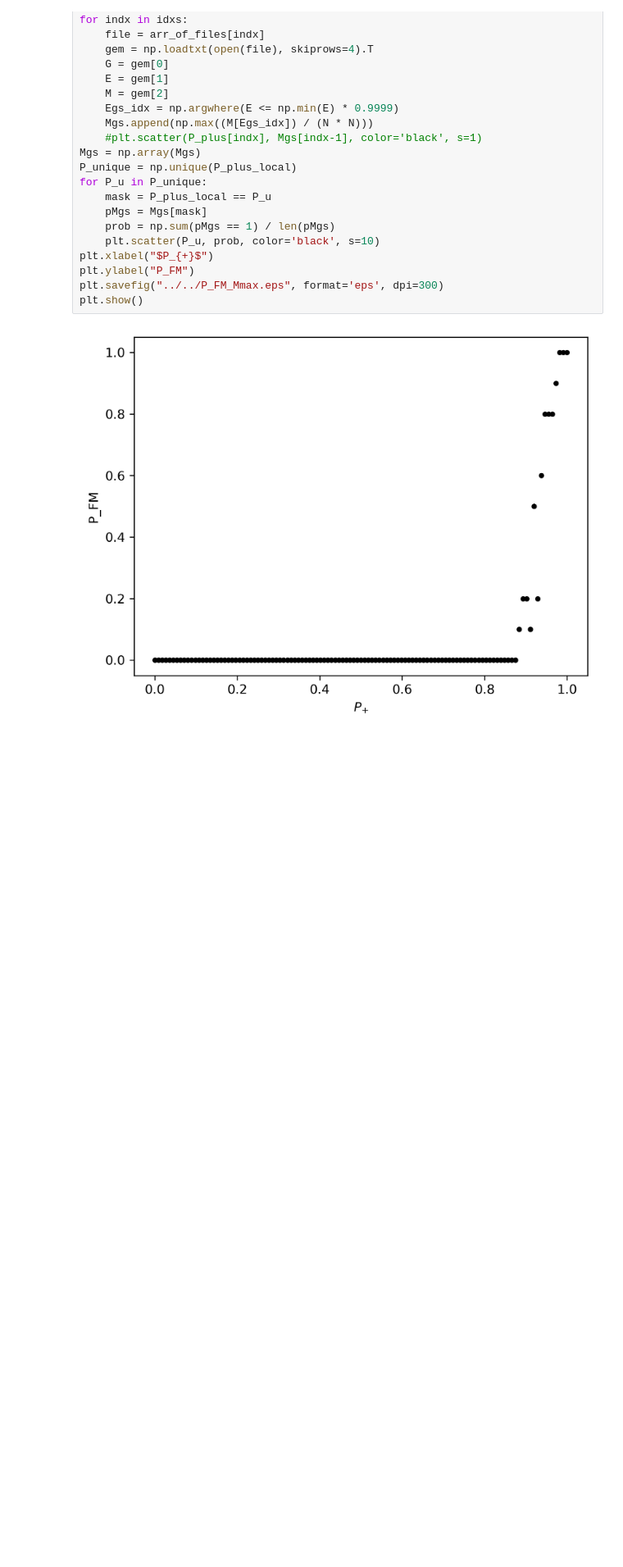
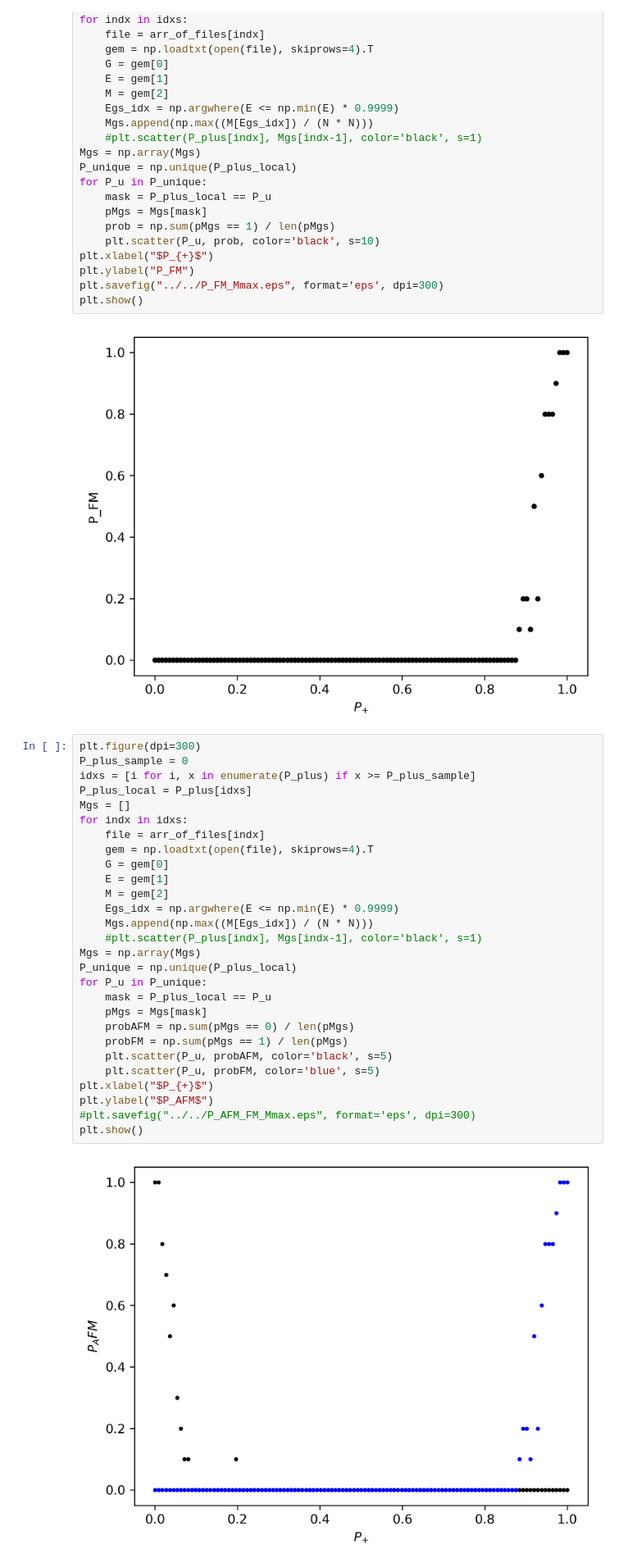
Before and after one commit to feirime/Ground-state-search-2D-Ising-model, a Jupyter notebook: images/scripts_and_programs/Entropy/Ggs.ipynb, the cells around one changed output. Shown at 82% size. Saved outputs shown, nothing was run; the diff lists cells and outputs as text; blank space fills up the shorter version.

```diff
--- a/images/scripts_and_programs/Entropy/Ggs.ipynb
+++ b/images/scripts_and_programs/Entropy/Ggs.ipynb
@@ -141,6 +141,36 @@ plt.savefig("../../P_FM_Mmax.eps", format='eps', dpi=300)
 plt.show()
 # %% [output]
 [figure]
+# %%
+plt.figure(dpi=300)
+P_plus_sample = 0
+idxs = [i for i, x in enumerate(P_plus) if x >= P_plus_sample]
+P_plus_local = P_plus[idxs]
+Mgs = []
+for indx in idxs:
+    file = arr_of_files[indx]
+    gem = np.loadtxt(open(file), skiprows=4).T
+    G = gem[0]
+    E = gem[1]
+    M = gem[2]
+    Egs_idx = np.argwhere(E <= np.min(E) * 0.9999)
+    Mgs.append(np.max((M[Egs_idx]) / (N * N)))
+    #plt.scatter(P_plus[indx], Mgs[indx-1], color='black', s=1)
+Mgs = np.array(Mgs)
+P_unique = np.unique(P_plus_local)
+for P_u in P_unique:
+    mask = P_plus_local == P_u
+    pMgs = Mgs[mask]
+    probAFM = np.sum(pMgs == 0) / len(pMgs)
+    probFM = np.sum(pMgs == 1) / len(pMgs)
+    plt.scatter(P_u, probAFM, color='black', s=5)
+    plt.scatter(P_u, probFM, color='blue', s=5)
+plt.xlabel("$P_{+}$")
+plt.ylabel("$P_AFM$")
+#plt.savefig("../../P_AFM_FM_Mmax.eps", format='eps', dpi=300)
+plt.show()
+# %% [output]
+[figure, added]
 # %%
 plt.figure(dpi=300)
 P_plus_sample = 0
```
Also changed, not shown: parts of 4 cells of this notebook, 5 other files.
